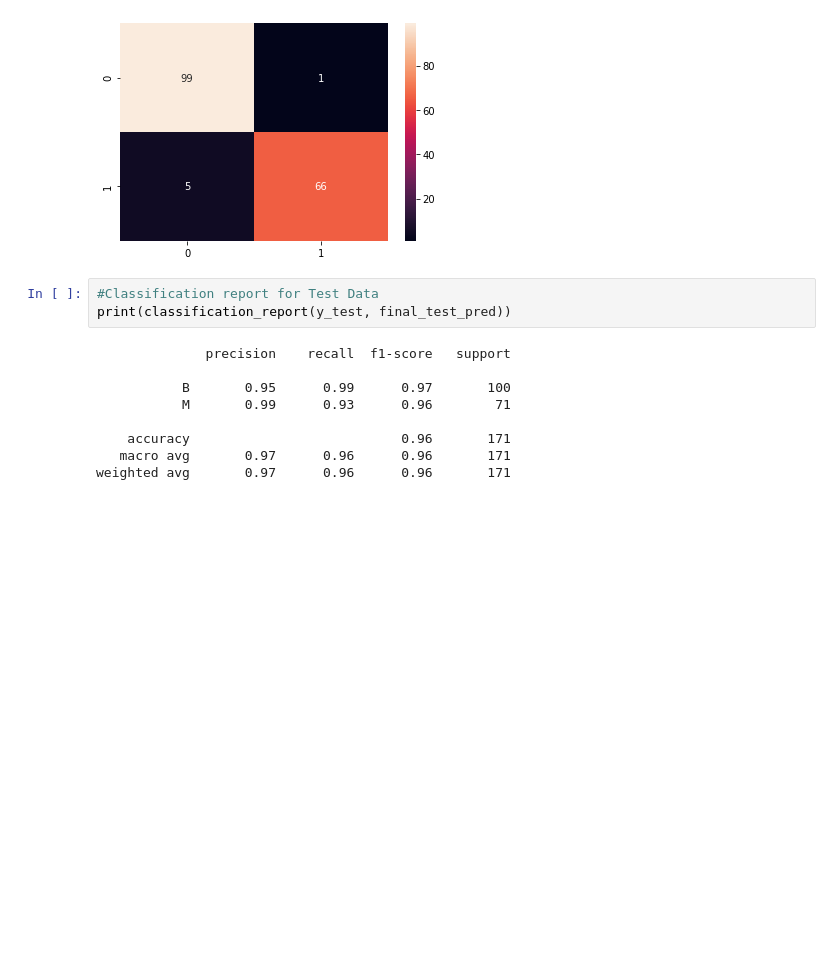
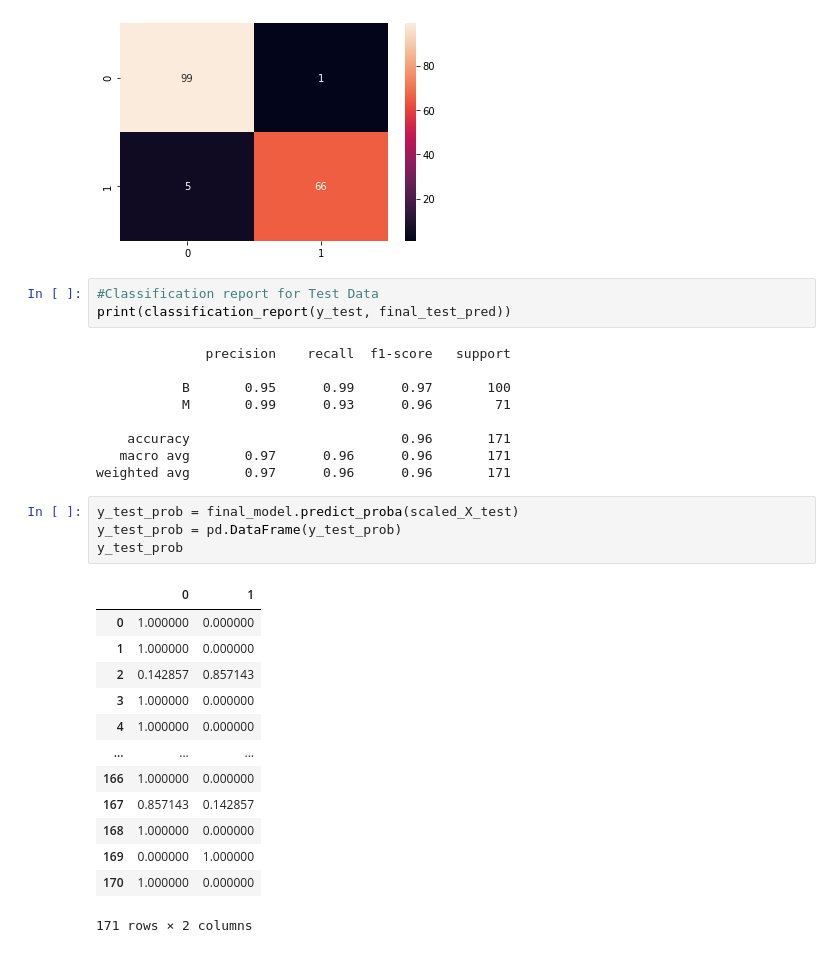
Before and after one commit to ramya-221710309041/mlandai, a Jupyter notebook: 30-06-2020.ipynb, the cells around one changed output. Saved outputs shown, nothing was run; the diff lists cells and outputs as text; blank space fills up the shorter version.

```diff
--- a/30-06-2020.ipynb
+++ b/30-06-2020.ipynb
@@ -313,3 +313,21 @@ print(classification_report(y_test, final_test_pred))
     accuracy                           0.96       171
    macro avg       0.97      0.96      0.96       171
 weighted avg       0.97      0.96      0.96       171
+# %%
+y_test_prob = final_model.predict_proba(scaled_X_test)
+y_test_prob = pd.DataFrame(y_test_prob)
+y_test_prob
+# %% [output]
+|  | 0 | 1 |
+| 0 | 1.000000 | 0.000000 |
+| 1 | 1.000000 | 0.000000 |
+| 2 | 0.142857 | 0.857143 |
+| 3 | 1.000000 | 0.000000 |
+| 4 | 1.000000 | 0.000000 |
+| ... | ... | ... |
+| 166 | 1.000000 | 0.000000 |
+| 167 | 0.857143 | 0.142857 |
+| 168 | 1.000000 | 0.000000 |
+| 169 | 0.000000 | 1.000000 |
+| 170 | 1.000000 | 0.000000 |
+171 rows × 2 columns
```
Also changed, not shown: parts of 10 cells of this notebook.
